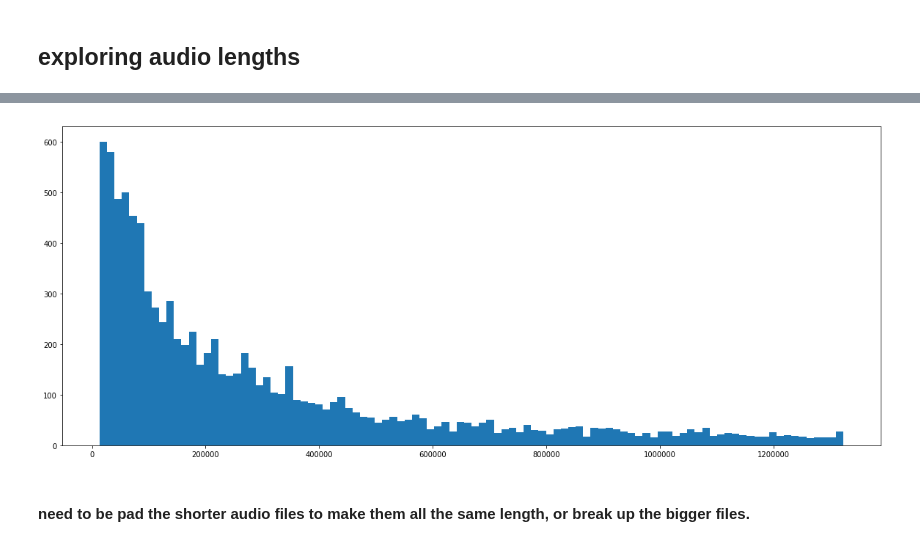
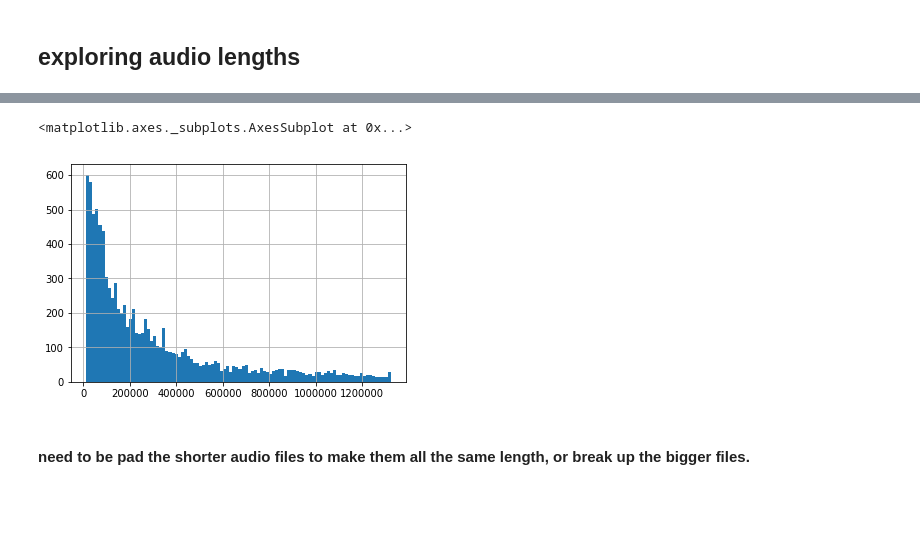
Before and after one commit to gabrielhgiraldo/free_sound_general_purpose_audio_tagger, a Jupyter notebook: EDA.ipynb, the cells around one changed output, grey strips where cells are left out. Cells and saved outputs as stored; diff of their text form; code cells hidden in the pictures; blank space fills up the shorter version.

```diff
--- a/EDA.ipynb
+++ b/EDA.ipynb
@@ -124,8 +117,8 @@ train['n_frames'] = train['fname'].apply(lambda fname: get_nframes(f'data/audio_
-# %%
-plt.figure(figsize=(20,8))
-plt.hist(train['n_frames'],bins=100);
-# %% [output]
-[figure, removed]
+# %%
+train['n_frames'].hist(bins=100)
+# %% [output]
+<matplotlib.axes._subplots.AxesSubplot at 0x...>
+[figure, added]
 # %% [markdown]
 #### need to be pad the shorter audio files to make them all the same length, or break up the bigger files.
 # %% [markdown]
```
Also changed, not shown: parts of 39 cells of this notebook.
